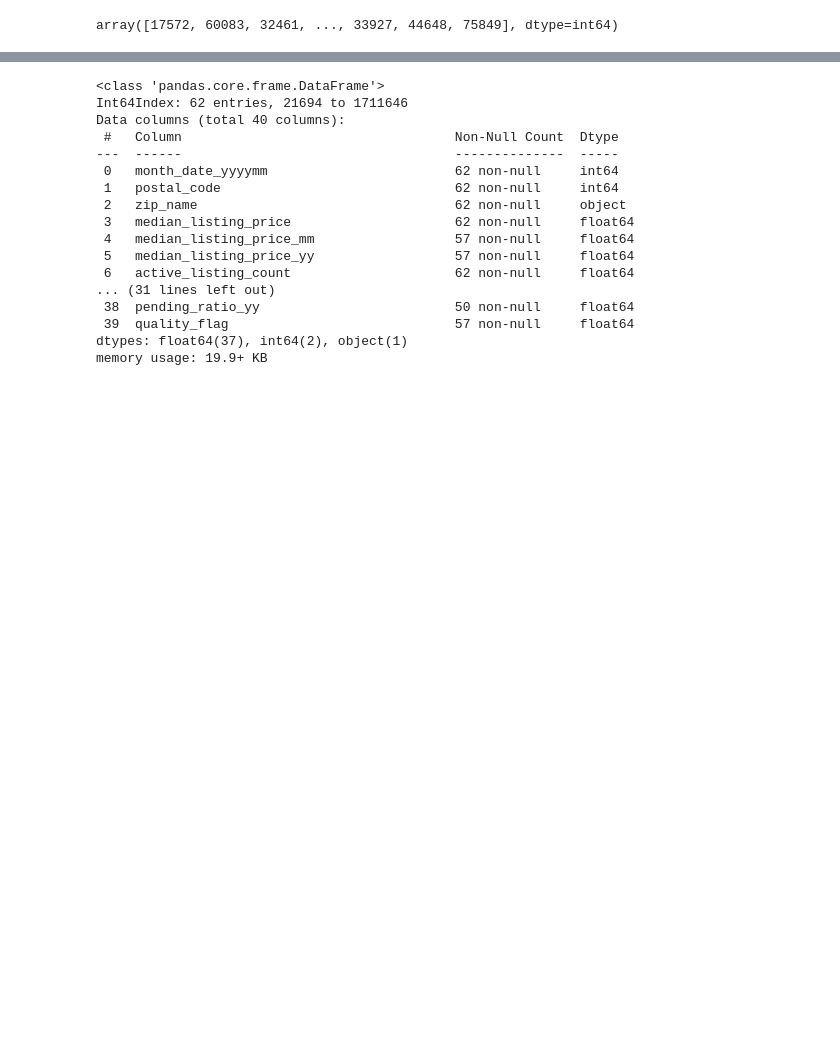
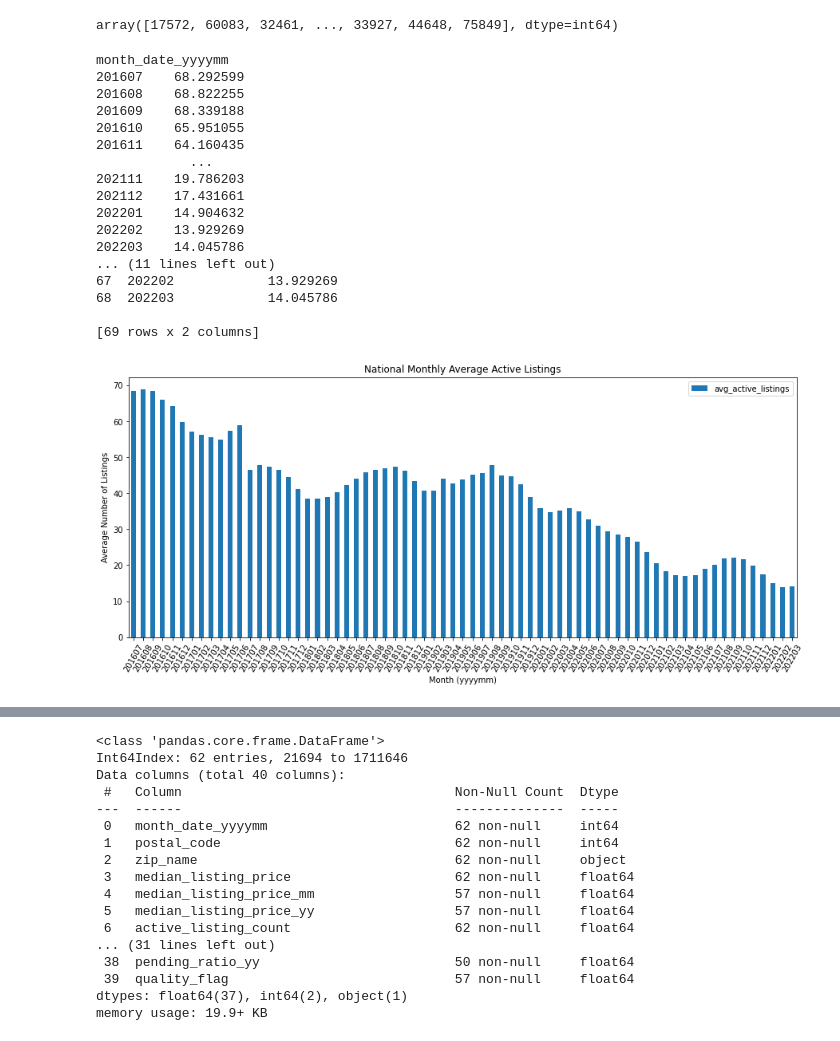
Before and after one commit to heatherkayb/heatherkayb_capstone, a Jupyter notebook: real_estate_capstone.ipynb, the cells around one changed output, grey strips where cells are left out. Cells and saved outputs as stored; diff of their text form; code cells hidden in the pictures; blank space fills up the shorter version.

```diff
--- a/real_estate_capstone.ipynb
+++ b/real_estate_capstone.ipynb
@@ -33,3 +33,41 @@ memory usage: 569.1+ MB
 inventory_core.postal_code.unique()
 # %% [output]
 array([17572, 60083, 32461, ..., 33927, 44648, 75849], dtype=int64)
+# %%
+#inventory_core
+
+national_avg_active_listings_by_month = inventory_core.groupby('month_date_yyyymm')['active_listing_count'].mean()
+#avg_active_listings_by_month = avg_active_listings_by_month.sort_values(ascending=False)
+print(national_avg_active_listings_by_month)
+
+national_avg_active_listings_by_month_df = pd.DataFrame(national_avg_active_listings_by_month)
+national_avg_active_listings_by_month_df.reset_index(inplace=True)
+national_avg_active_listings_by_month_df.columns = ['yyyymm', 'avg_active_listings']
+print(national_avg_active_listings_by_month_df)
+
+national_avg_active_listings_by_month_df.plot(x='yyyymm', y='avg_active_listings', kind='bar')
+plt.title('National Monthly Average Active Listings')
+plt.ylabel('Average Number of Listings')
+plt.xlabel('Month (yyyymm)')
+plt.xticks(rotation=60)
+plt.gcf().set_size_inches(15, 6)
+plt.show();
+# %% [output]
+month_date_yyyymm
+201607    68.292599
+201608    68.822255
+201609    68.339188
+201610    65.951055
+201611    64.160435
+            ...
+202111    19.786203
+202112    17.431661
+202201    14.904632
+202202    13.929269
+202203    14.045786
+... (11 lines left out)
+67  202202            13.929269
+68  202203            14.045786
+
+[69 rows x 2 columns]
+[figure, added]
```
Also changed, not shown: parts of 5 cells of this notebook.
